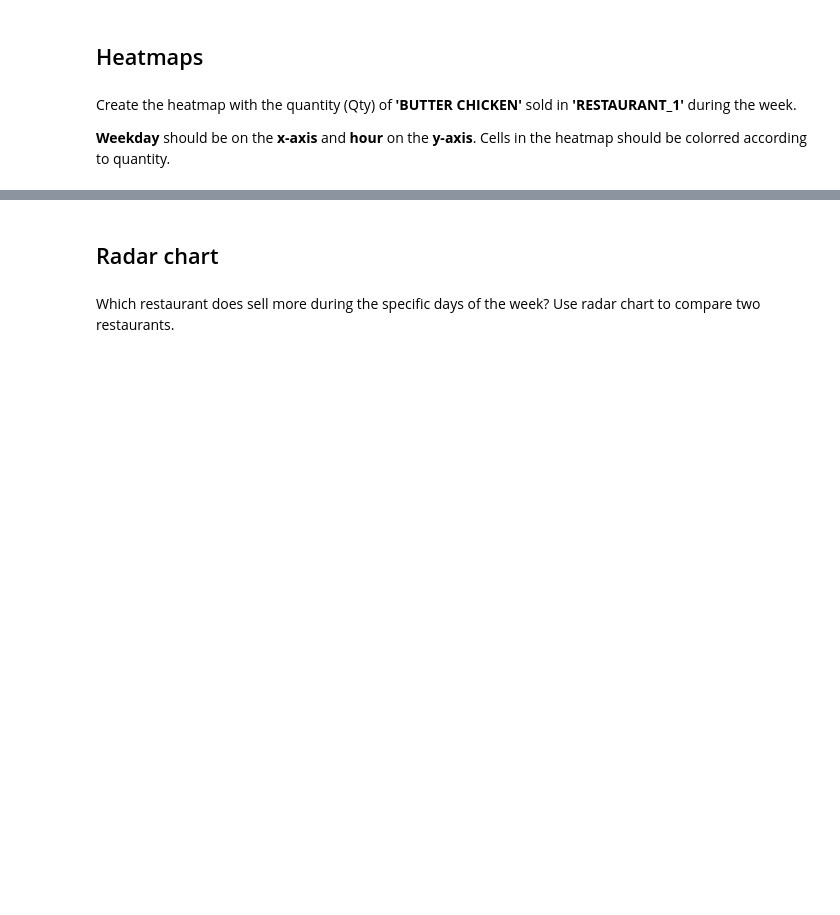
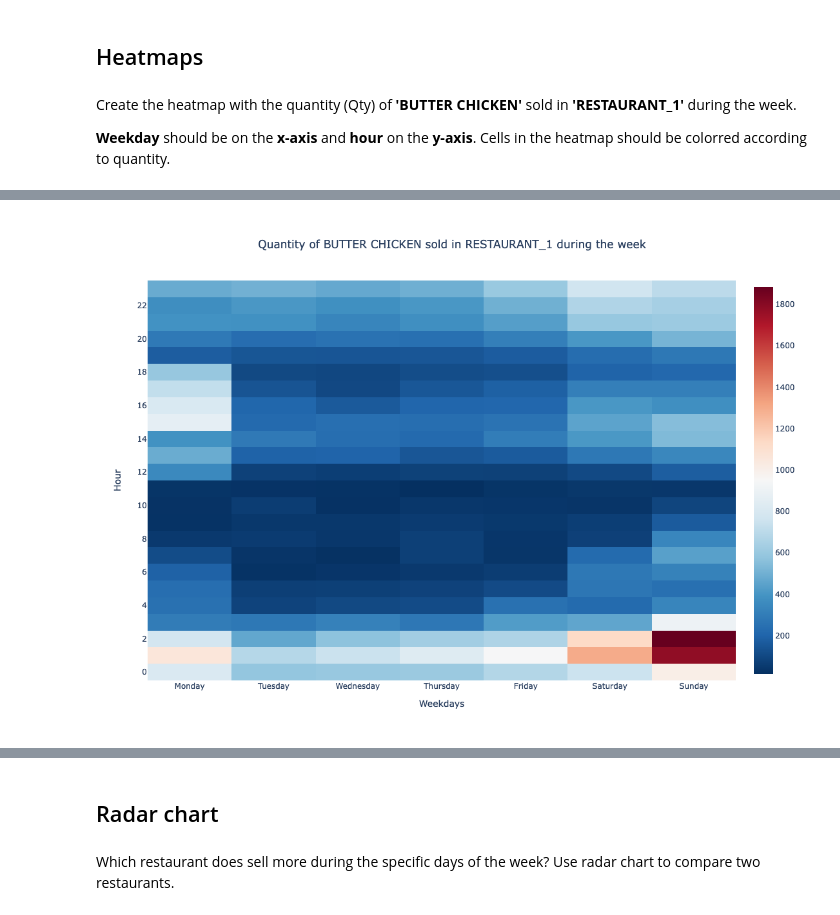
Before and after one commit to ryan-ferns/DS_auticon_dataviz, a Jupyter notebook: plotly_advanced_exercise.ipynb, the cells around one changed output, grey strips where cells are left out. Drawn from its saved outputs; the diff is of its cells as text; code cells hidden in the pictures; blank space fills up the shorter version.

```diff
--- a/plotly_advanced_exercise.ipynb
+++ b/plotly_advanced_exercise.ipynb
@@ -15,3 +149,6 @@ df = pd.read_csv('restaurants.csv')
 Create the heatmap with the quantity (Qty) of **'BUTTER CHICKEN'** sold in **'RESTAURANT_1'** during  the week.
 
 **Weekday** should be on the **x-axis** and **hour** on the **y-axis**. Cells in the heatmap should be colorred according to quantity.
+# %%
+df_h = df[(df['POS'] == 'RESTAURANT_1') & (df['MenuItem'] == 'BUTTER CHICKEN')]
+df_h.head(10)
@@ -17,0 +183,6 @@ Create the heatmap with the quantity (Qty) of **'BUTTER CHICKEN'** sold in **'RE
+# %%
+cats = [ 'Monday', 'Tuesday', 'Wednesday', 'Thursday', 'Friday', 'Saturday', 'Sunday']
+# %%
+from pandas.api.types import CategoricalDtype
+cat_type = CategoricalDtype(categories=cats, ordered=True)
+df_h['weekday'] = df_h['weekday'].astype(cat_type)
@@ -17,0 +203,3 @@ Create the heatmap with the quantity (Qty) of **'BUTTER CHICKEN'** sold in **'RE
+# %%
+df_h.sort_values(by='weekday', inplace=True)
+df_h.head(10)
@@ -17,0 +243,33 @@ Create the heatmap with the quantity (Qty) of **'BUTTER CHICKEN'** sold in **'RE
+# %%
+data = [go.Heatmap(
+    x = df_h['weekday'],
+    y = df_h['hour'],
+    z = df_h['Qty'],
+#    colorbar = {
+#        'len' : 2,
+#        'tickmode': 'linear',
+#        'tick0': 0,
+#        'dtick': 50
+#    },
+    colorscale = 'Rdbu',
+    reversescale = True
+)]
+
+layout = go.Layout(
+    title = {
+        'text': 'Quantity of BUTTER CHICKEN sold in RESTAURANT_1 during the week',
+        'x': 0.5},
+    xaxis = dict(title = 'Weekdays'),
+    yaxis = {'title' : 'Hour',
+             'tick0' : 0,
+             'dtick' : 2
+        },
+    autosize = False,
+    width = 800,
+    height = 800,
+)
+
+fig = go.Figure(data=data, layout=layout)
+fig.show()
+# %% [output]
+[figure, added]
```
Also changed, not shown: parts of 48 cells of this notebook.
